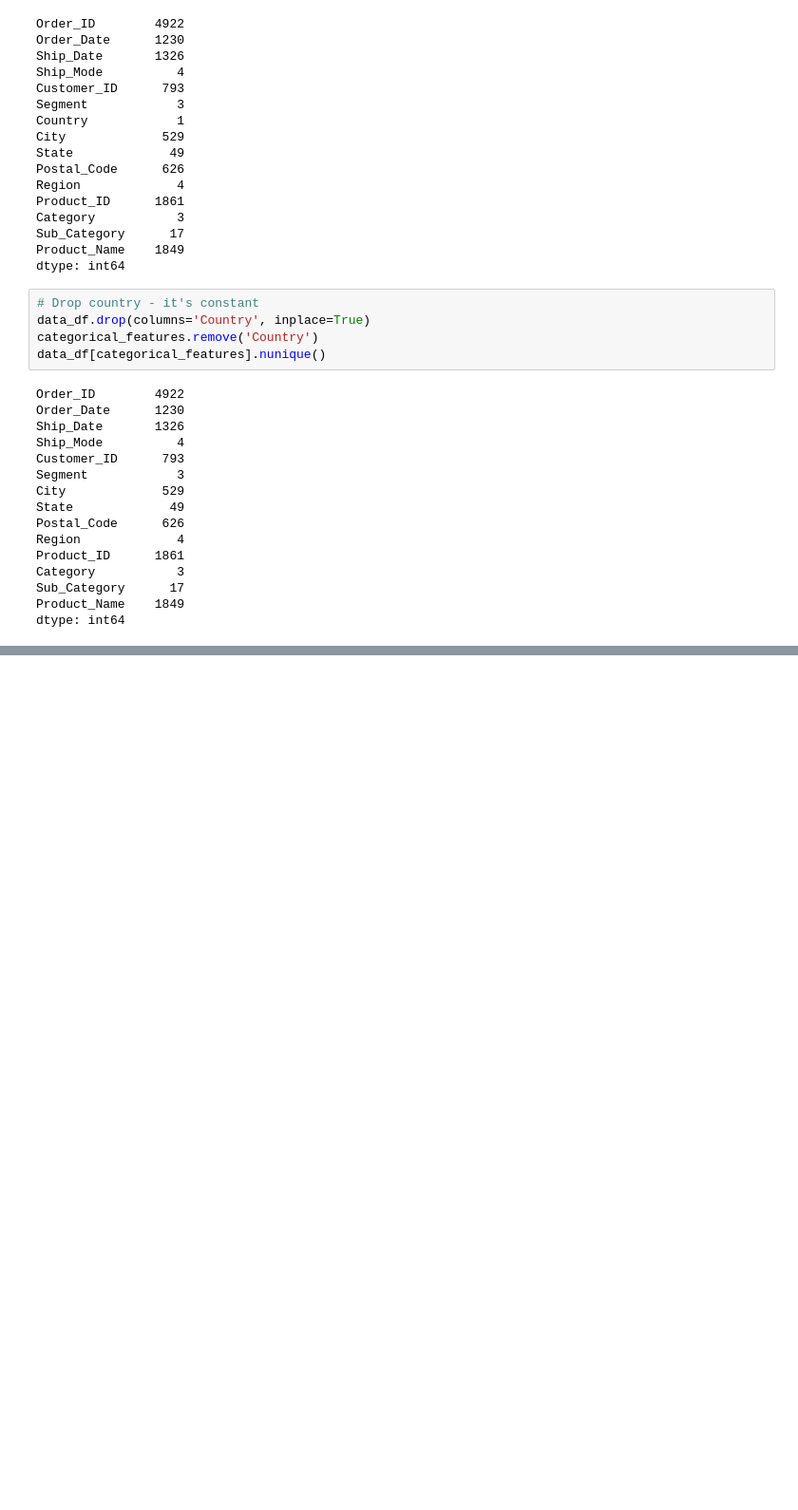
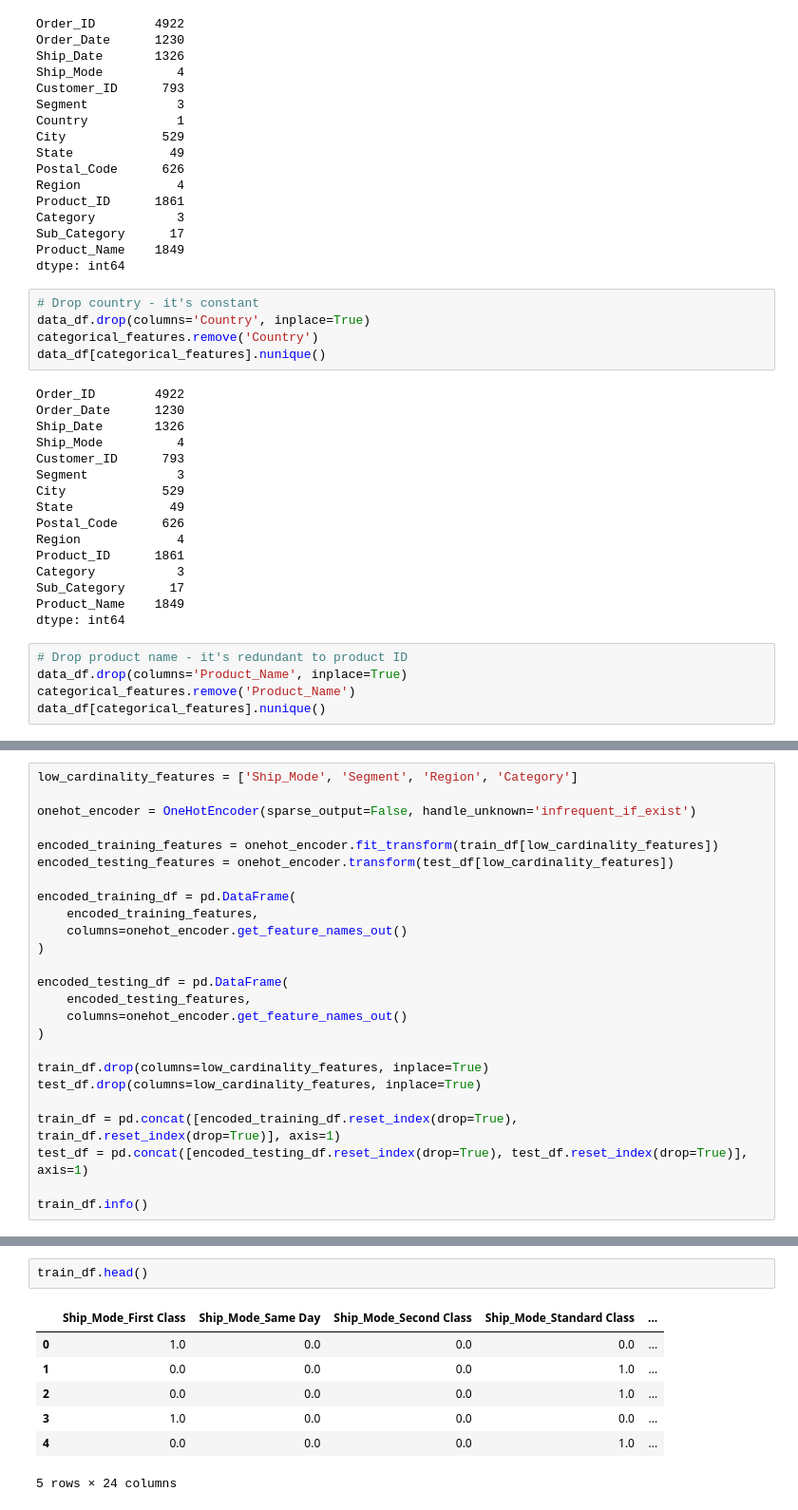
Before and after one commit to 4GeeksAcademy/gperdrizet-holmes-final-project, a Jupyter notebook: notebooks/01-EDA.ipynb, the cells around one changed output, grey strips where cells are left out. Shown at 95% size. Saved outputs shown, nothing was run; the diff lists cells and outputs as text; blank space fills up the shorter version.

```diff
--- a/notebooks/01-EDA.ipynb
+++ b/notebooks/01-EDA.ipynb
@@ -133,3 +143,8 @@ Category           3
 Sub_Category      17
 Product_Name    1849
 dtype: int64
+# %%
+# Drop product name - it's redundant to product ID
+data_df.drop(columns='Product_Name', inplace=True)
+categorical_features.remove('Product_Name')
+data_df[categorical_features].nunique()
@@ -155,0 +208,25 @@ dtype: int64
+# %%
+low_cardinality_features = ['Ship_Mode', 'Segment', 'Region', 'Category']
+
+onehot_encoder = OneHotEncoder(sparse_output=False, handle_unknown='infrequent_if_exist')
+
+encoded_training_features = onehot_encoder.fit_transform(train_df[low_cardinality_features])
+encoded_testing_features = onehot_encoder.transform(test_df[low_cardinality_features])
+
+encoded_training_df = pd.DataFrame(
+    encoded_training_features,
+    columns=onehot_encoder.get_feature_names_out()
+)
+
+encoded_testing_df = pd.DataFrame(
+    encoded_testing_features,
+    columns=onehot_encoder.get_feature_names_out()
+)
+
+train_df.drop(columns=low_cardinality_features, inplace=True)
+test_df.drop(columns=low_cardinality_features, inplace=True)
+
+train_df = pd.concat([encoded_training_df.reset_index(drop=True), train_df.reset_index(drop=True)], axis=1)
+test_df = pd.concat([encoded_testing_df.reset_index(drop=True), test_df.reset_index(drop=True)], axis=1)
+
+train_df.info()
@@ -155,0 +280,10 @@ dtype: int64
+# %%
+train_df.head()
+# %% [output]
+|  | Ship_Mode_First Class | Ship_Mode_Same Day | Ship_Mode_Second Class | Ship_Mode_Standard Class | ... |
+| 0 | 1.0 | 0.0 | 0.0 | 0.0 | ... |
+| 1 | 0.0 | 0.0 | 0.0 | 1.0 | ... |
+| 2 | 0.0 | 0.0 | 0.0 | 1.0 | ... |
+| 3 | 1.0 | 0.0 | 0.0 | 0.0 | ... |
+| 4 | 0.0 | 0.0 | 0.0 | 1.0 | ... |
+5 rows × 24 columns
```
Also changed, not shown: parts of 19 cells of this notebook.
